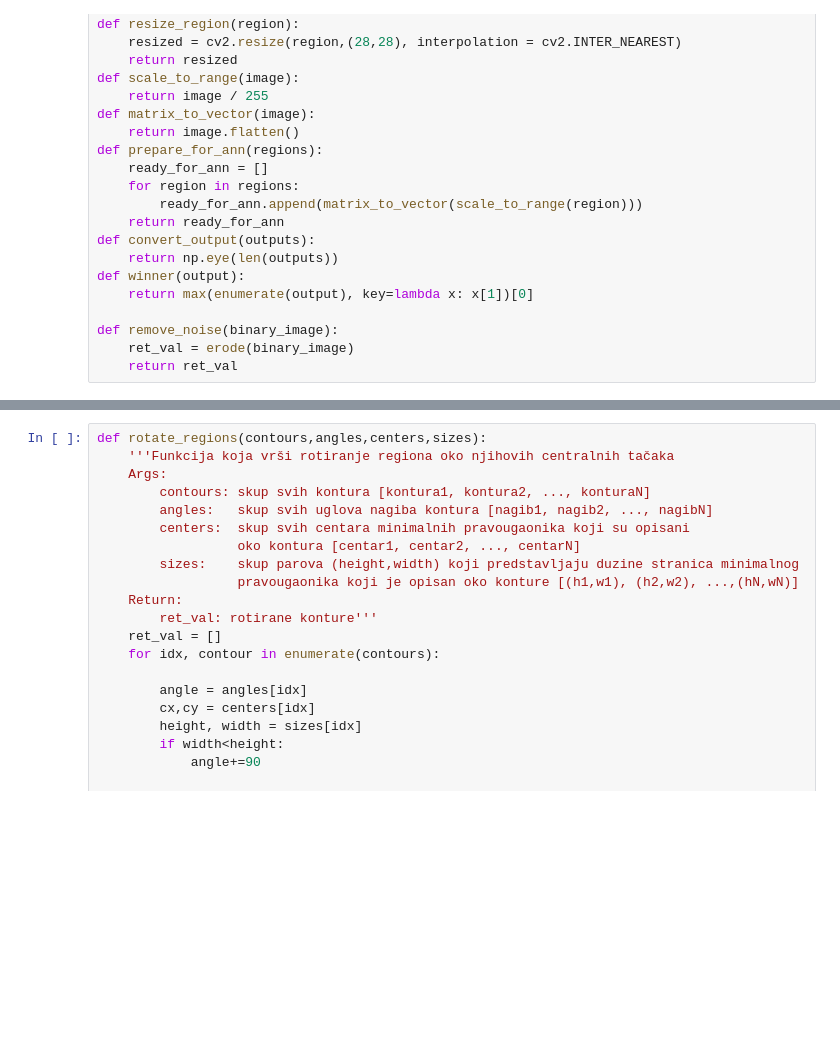
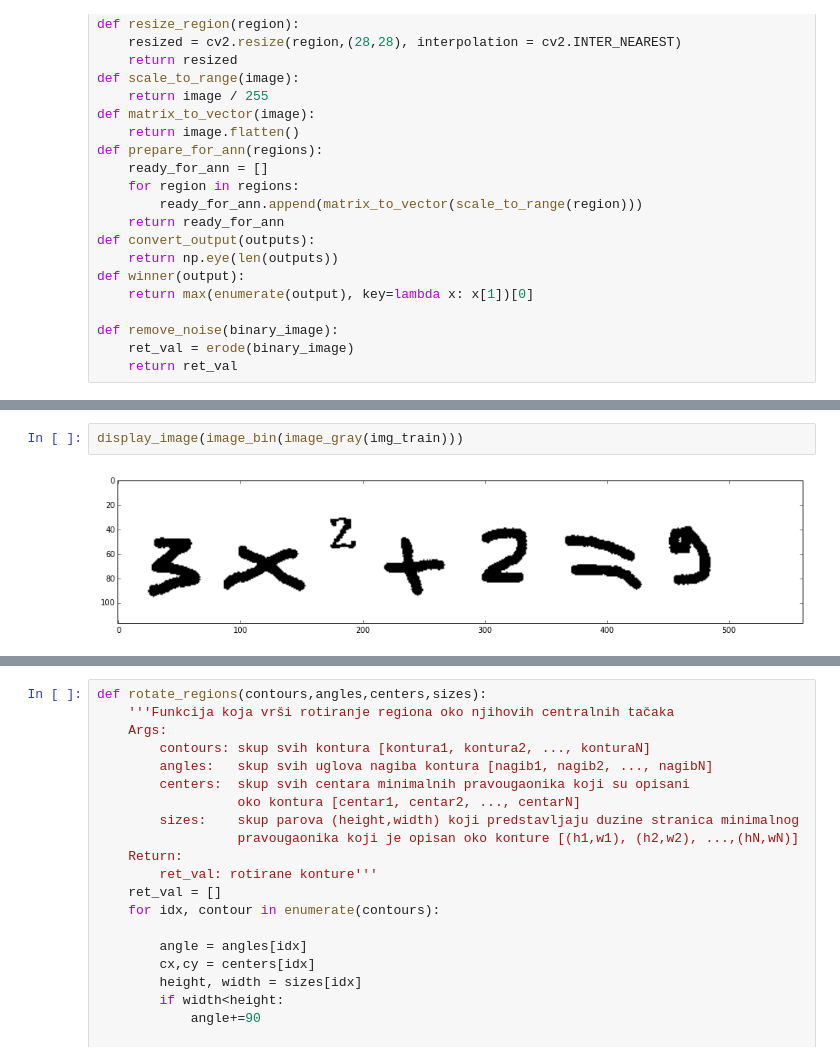
Before and after one commit to milanadapra/equation-solver, a Jupyter notebook: v4/v4-reseno.ipynb, the cells around one changed output, grey strips where cells are left out. Saved outputs shown, nothing was run; the diff lists cells and outputs as text; blank space fills up the shorter version.

```diff
--- a/v4/v4-reseno.ipynb
+++ b/v4/v4-reseno.ipynb
@@ -72,0 +81,4 @@ img_train_bin = remove_noise(invert(image_bin_adaptive(image_gray(img_train))))
+# %%
+display_image(image_bin(image_gray(img_train)))
+# %% [output]
+[figure, added]
```
Also changed, not shown: parts of 12 cells of this notebook, 43 other files.
